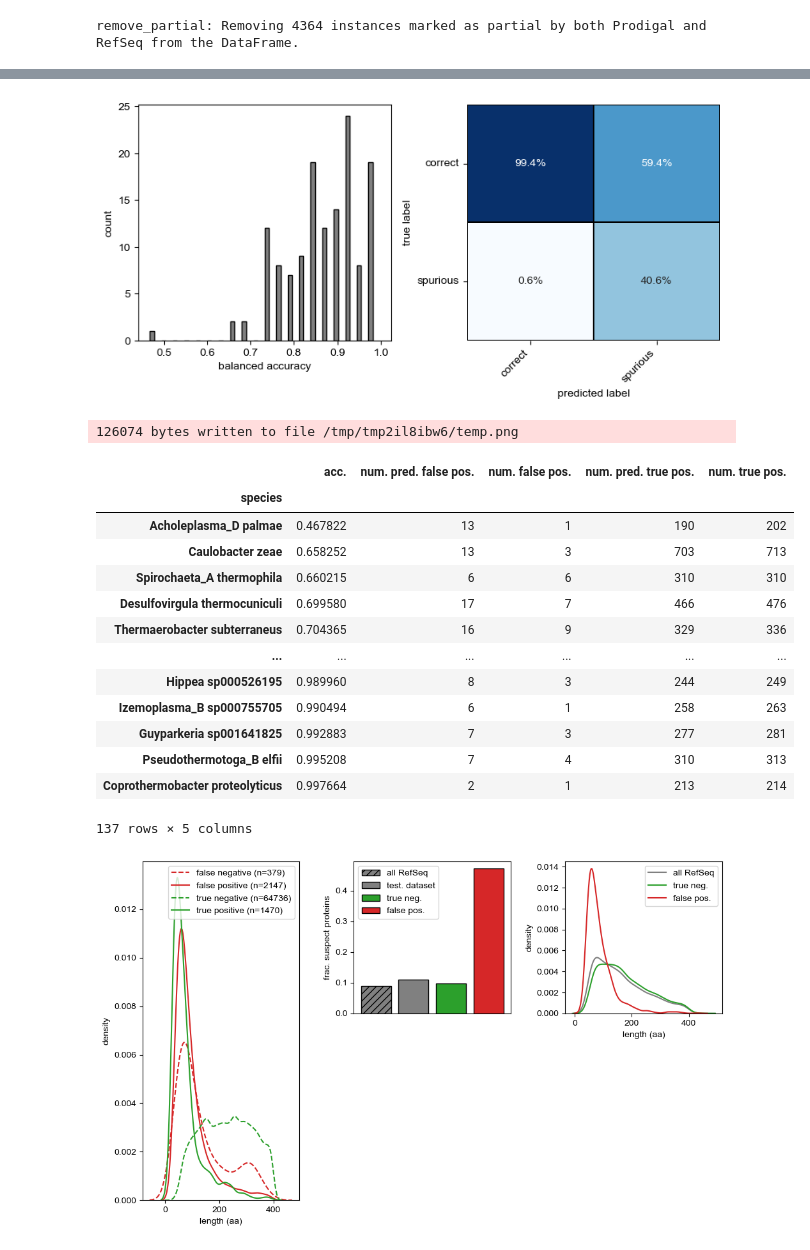
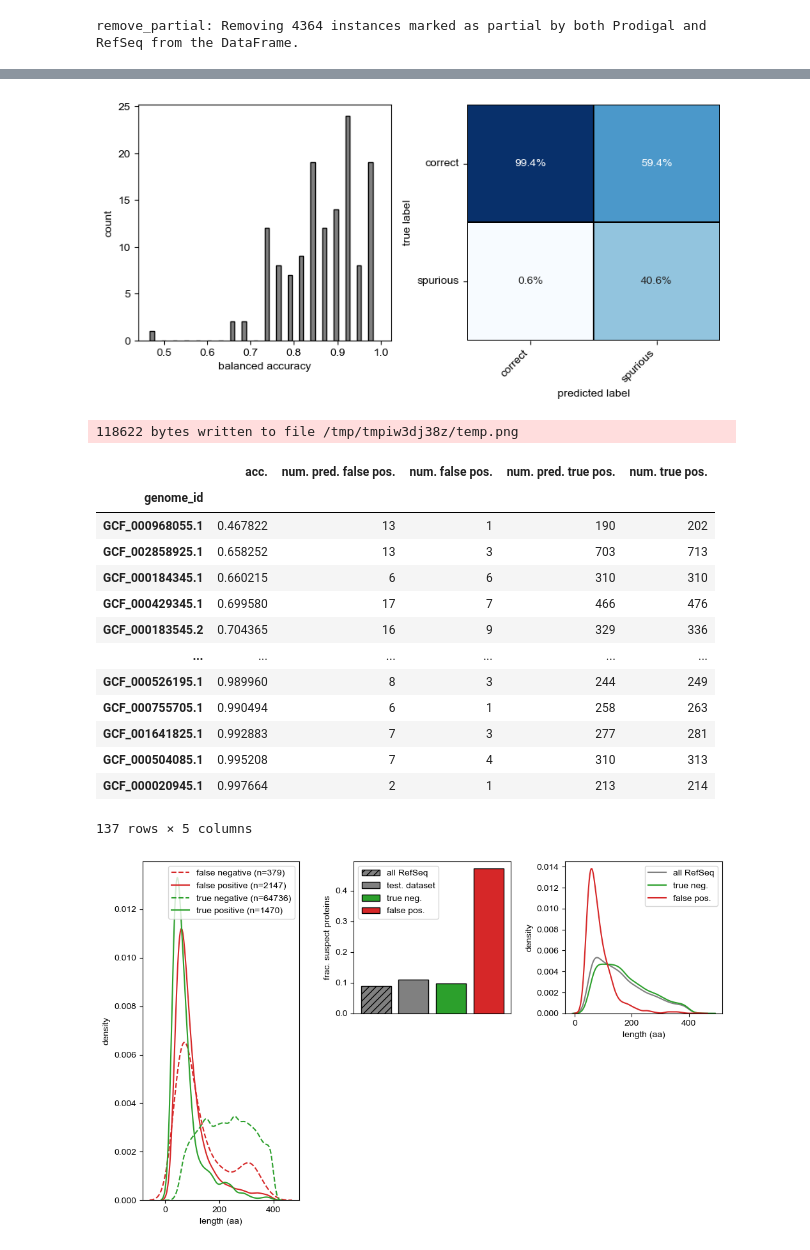
Before and after one commit to pipparichter/frugal, a Jupyter notebook: notebooks/filter.ipynb, the cells around one changed output, grey strips where cells are left out. Saved outputs shown, nothing was run; the diff lists cells and outputs as text; code cells hidden in the pictures.

```diff
--- a/notebooks/filter.ipynb
+++ b/notebooks/filter.ipynb
@@ -65,7 +31,17 @@ def get_lengths(df:pd.DataFrame, ref:bool=True, max_length:int=500):
+# %%
+def get_lengths(df:pd.DataFrame, ref:bool=True, max_length:int=None):
+    start_col, stop_col = ('ref_' if ref else '') +'start', ('ref_' if ref else '') + 'stop'
+    lengths = df[stop_col] - df[start_col]
+    lengths = lengths // 3 + 1 # Convert to amino acid units.
+    if max_length is not None:
+        lengths = lengths[lengths < max_length]
+    return lengths
 # %%
 ref_out_df = load_ref_out()
 ref_out_df = remove_partial(ref_out_df)
 
 genome_metadata_df = load_genome_metadata()
+
+pred_out_df = load_pred_out('../data/predict.out/filter_dataset_test.predict.csv', model_name='filter_balance_classes_and_lengths', ref_out_df=ref_out_df)
 # %% [output]
 remove_partial: Removing 4364 instances marked as partial by both Prodigal and RefSeq from the DataFrame.
@@ -155,5 +101,0 @@ print((test_dataset_df.label == 1).sum() / len(test_dataset_df))
-# %%
-pred_out_df = pd.read_csv('../data/predict.out/filter_dataset_test.predict.csv', index_col=0)
-# Add the metadata to the predictions.
-pred_out_df = pred_out_df.merge(ref_out_df, left_index=True, right_index=True, how='left')
-pred_out_df = pred_out_df.merge(genome_metadata_df[['species']], left_on='genome_id', right_index=True, how='left')
@@ -162,62 +183,62 @@ pred_out_df = pred_out_df.merge(genome_metadata_df[['species']], left_on='genome
 fig, axes = plt.subplots(ncols=2, layout='tight', figsize=(8, 4))
 
 ax = axes[0]
-accs = pred_out_df.groupby('genome_id').apply(lambda df : balanced_accuracy_score(df.label, df.filter_balance_classes_and_lengths_label), include_groups=False)
+accs = pred_out_df.groupby('genome_id').apply(lambda df : balanced_accuracy_score(df.label, df.model_label), include_groups=False)
 ax.hist(accs, bins=20, color='gray', width=0.01, edgecolor='black')
 ax.set_xlabel('balanced accuracy')
 ax.set_ylabel('count')
 
 ax = axes[1]
 labels = ['correct', 'spurious']
-matrix = confusion_matrix(pred_out_df.label.values, pred_out_df.filter_balance_classes_and_lengths_label.values) #, labels=sorted(pred_out_df.label.unique()))
+matrix = confusion_matrix(pred_out_df.label.values, pred_out_df.model_label.values) #, labels=sorted(pred_out_df.label.unique()))
 matrix = pd.DataFrame(matrix, columns=labels, index=labels)
 matrix = matrix.apply(lambda x: x/x.sum(), axis=0) # Normalize the matrix.
 
 sns.heatmap(matrix, ax=ax, annot=True, cbar=False, linecolor='black', lw=0.2, fmt='.1%', cmap='Blues') # fmt='.1%',
 
 # Rotate the tick labels on the x-axis of each subplot.
 ax.set_xticks(np.arange(len(labels)) + 0.5, matrix.columns, rotation=45, ha='right')
 ax.set_yticks(np.arange(len(labels)) + 0.5, matrix.columns, rotation=0)
 ax.set_xlabel('predicted label')
 ax.set_ylabel('true label')
 
 plt.show()
 
 # The UserWarning from scikitlearn is because some of the genomes have no Prodigal false positives in the testing set.
 
 def table_1(pred_out_df:pd.DataFrame, path:str='../figures/filter-table_1.png'):
     table_df = dict()
 
-    table_df['acc.'] = pred_out_df.groupby('species').apply(lambda df : balanced_accuracy_score(df.label, df.filter_balance_classes_and_lengths_label) , include_groups=False)
+    table_df['acc.'] = pred_out_df.groupby('genome_id').apply(lambda df : balanced_accuracy_score(df.label, df.model_label) , include_groups=False)
 
-    table_df['num. pred. false pos.'] = pred_out_df.groupby('species').apply(lambda df : (df.filter_balance_classes_and_lengths_label == 1).sum(), include_groups=False)
-    table_df['num. false pos.'] = pred_out_df.groupby('species').apply(lambda df : (df.label == 1).sum(), include_groups=False)
-    table_df['num. pred. true pos.'] = pred_out_df.groupby('species').apply(lambda df : (df.filter_balance_classes_and_lengths_label == 0).sum(), include_groups=False)
-    table_df['num. true pos.'] = pred_out_df.groupby('species').apply(lambda df : (df.label == 0).sum(), include_groups=False)
+    table_df['num. pred. false pos.'] = pred_out_df.groupby('genome_id').apply(lambda df : (df.model_label == 1).sum(), include_groups=False)
+    table_df['num. false pos.'] = pred_out_df.groupby('genome_id').apply(lambda df : (df.label == 1).sum(), include_groups=False)
+    table_df['num. pred. true pos.'] = pred_out_df.groupby('genome_id').apply(lambda df : (df.model_label == 0).sum(), include_groups=False)
+    table_df['num. true pos.'] = pred_out_df.groupby('genome_id').apply(lambda df : (df.label == 0).sum(), include_groups=False)
     table_df = pd.DataFrame(table_df)
 
     table_df = table_df.sort_values('acc.')
     dfi.export(table_df.iloc[:50], path)
     return table_df
 
-# warnings.simplefilter('ignore')
+
 table_1(pred_out_df)
 # %% [output]
 [figure]
-126074 bytes written to file /tmp/tmp2il8ibw6/temp.png
+118622 bytes written to file /tmp/tmpiw3dj38z/temp.png
 |  | acc. | num. pred. false pos. | num. false pos. | num. pred. true pos. | num. true pos. |
-| species |  |  |  |  |  |
-| Acholeplasma_D palmae | 0.467822 | 13 | 1 | 190 | 202 |
-| Caulobacter zeae | 0.658252 | 13 | 3 | 703 | 713 |
-| Spirochaeta_A thermophila | 0.660215 | 6 | 6 | 310 | 310 |
-| Desulfovirgula thermocuniculi | 0.699580 | 17 | 7 | 466 | 476 |
-| Thermaerobacter subterraneus | 0.704365 | 16 | 9 | 329 | 336 |
+| genome_id |  |  |  |  |  |
+| GCF_000968055.1 | 0.467822 | 13 | 1 | 190 | 202 |
+| GCF_002858925.1 | 0.658252 | 13 | 3 | 703 | 713 |
+| GCF_000184345.1 | 0.660215 | 6 | 6 | 310 | 310 |
+| GCF_000429345.1 | 0.699580 | 17 | 7 | 466 | 476 |
+| GCF_000183545.2 | 0.704365 | 16 | 9 | 329 | 336 |
 | ... | ... | ... | ... | ... | ... |
-| Hippea sp000526195 | 0.989960 | 8 | 3 | 244 | 249 |
-| Izemoplasma_B sp000755705 | 0.990494 | 6 | 1 | 258 | 263 |
-| Guyparkeria sp001641825 | 0.992883 | 7 | 3 | 277 | 281 |
-| Pseudothermotoga_B elfii | 0.995208 | 7 | 4 | 310 | 313 |
-| Coprothermobacter proteolyticus | 0.997664 | 2 | 1 | 213 | 214 |
+| GCF_000526195.1 | 0.989960 | 8 | 3 | 244 | 249 |
+| GCF_000755705.1 | 0.990494 | 6 | 1 | 258 | 263 |
+| GCF_001641825.1 | 0.992883 | 7 | 3 | 277 | 281 |
+| GCF_000504085.1 | 0.995208 | 7 | 4 | 310 | 313 |
+| GCF_000020945.1 | 0.997664 | 2 | 1 | 213 | 214 |
 137 rows × 5 columns
 # %%
 # I am mainly worried about the things that the model has predicted to be wrong, but are actually correct.
```
Also changed, not shown: parts of 14 cells of this notebook, 6 other files.
